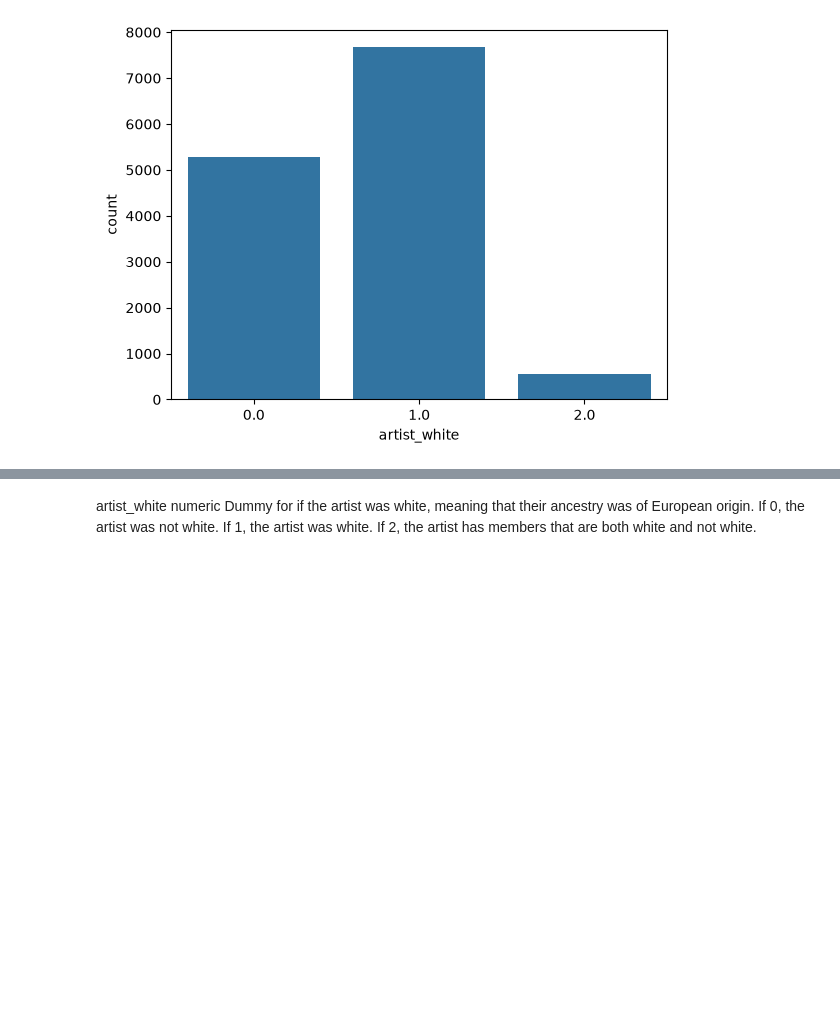
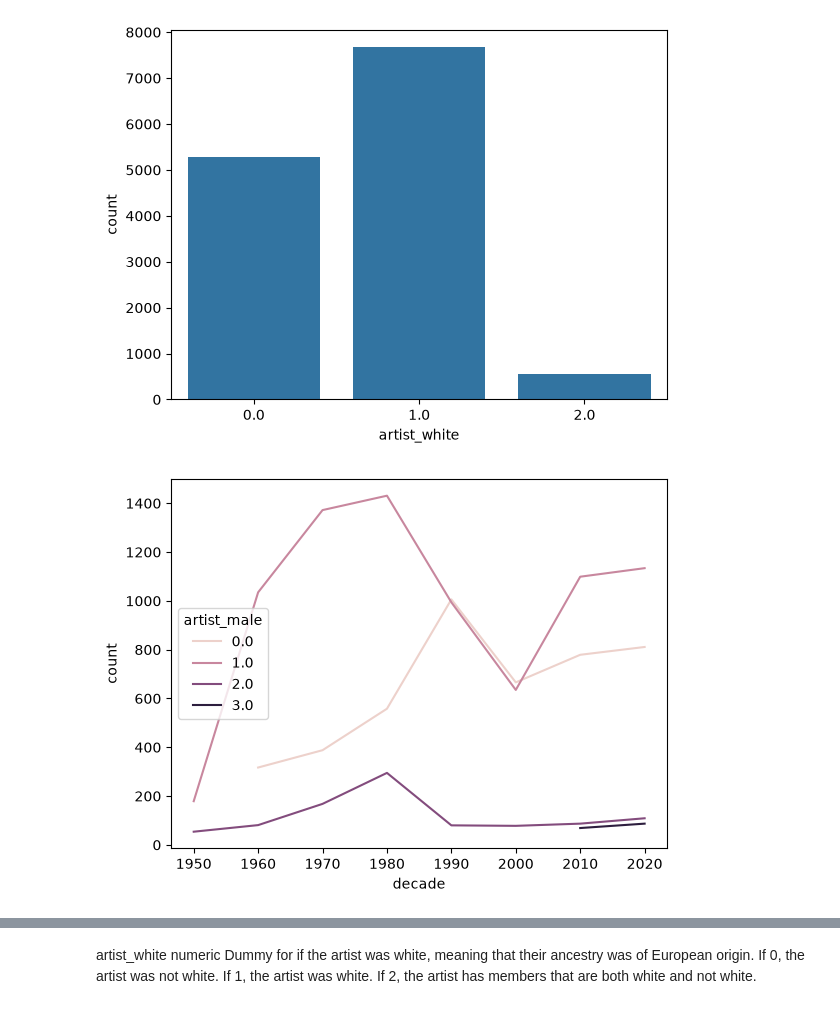
Before and after one commit to IzzyMRob/CS_161_Project, a Jupyter notebook: caden_artist_demographic.ipynb, the cells around one changed output, grey strips where cells are left out. Saved outputs shown, nothing was run; the diff lists cells and outputs as text; code cells hidden in the pictures; blank space fills up the shorter version.

```diff
--- a/caden_artist_demographic.ipynb
+++ b/caden_artist_demographic.ipynb
@@ -193,3 +243,10 @@ sns.countplot(data= reached_1_artists, x='artist_white')
 # %% [output]
 <Axes: xlabel='artist_white', ylabel='count'>
 [figure]
+# %%
+num1counts = reached_1_artists.groupby(['decade', 'artist_male']).size().reset_index(name = 'count')
+
+over_the_years_by_gender_rank1 = sns.lineplot(data=num1counts, x='decade', y = "count", hue='artist_male')
+plt.show()
+# %% [output]
+[figure, added]
```
Also changed, not shown: parts of 16 cells of this notebook.
